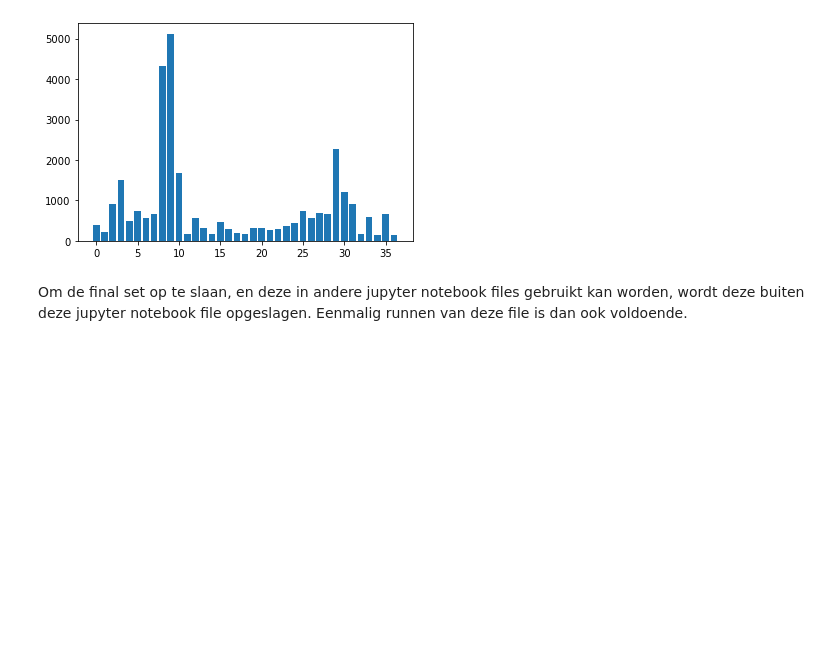
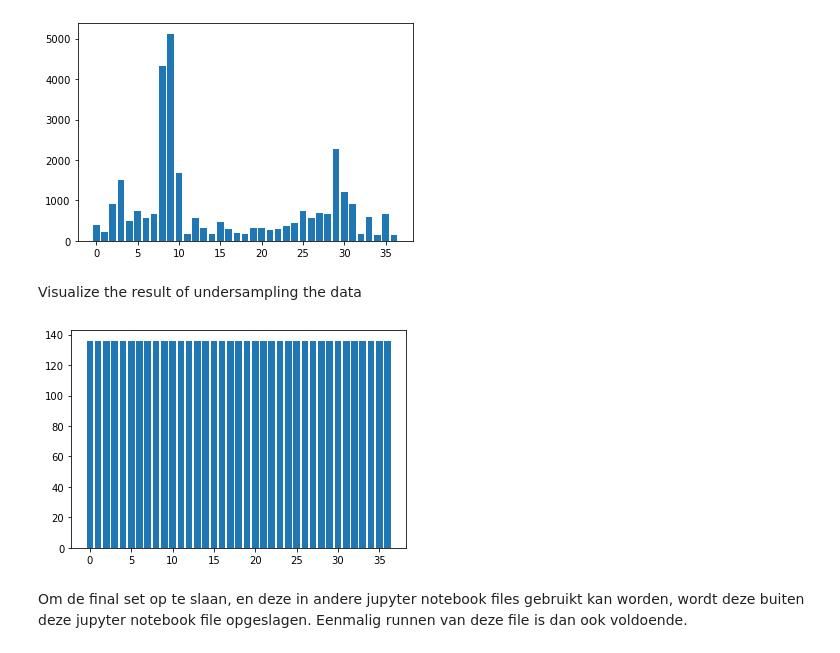
Before and after one commit to jtothehoenderdos/MasterThesis, a Jupyter notebook: Code/Cleaning Data.ipynb, the cells around one changed output. Saved outputs shown, nothing was run; the diff lists cells and outputs as text; code cells hidden in the pictures; blank space fills up the shorter version.

Commit message:
added code in order to viualize the result of random undersample data

```diff
--- a/Code/Cleaning Data.ipynb
+++ b/Code/Cleaning Data.ipynb
@@ -181,6 +182,20 @@ pyplot.bar(counter.keys(), counter.values())
 pyplot.show()
 # %% [output]
 [figure]
+# %% [markdown]
+Visualize the result of undersampling the data
+# %%
+rus = RandomUnderSampler(random_state=0)
+X = finalDataSet.drop(['Voorziening'], axis=1)
+X_resampled, y_resampled = rus.fit_resample(X, y)
+
+y_resampled = LabelEncoder().fit_transform(y_resampled)
+counter = Counter(y_resampled)
+fig = plt.figure()
+pyplot.bar(counter.keys(), counter.values())
+pyplot.savefig('RandomUnderSampleVisualize.png')
+# %% [output]
+[figure, added]
 # %% [markdown]
 Om de final set op te slaan, en deze in andere jupyter notebook files gebruikt kan worden, wordt deze buiten deze jupyter notebook file opgeslagen. Eenmalig runnen van deze file is dan ook voldoende.
 # %%
```
Also changed, not shown: parts of 1 cell of this notebook.
